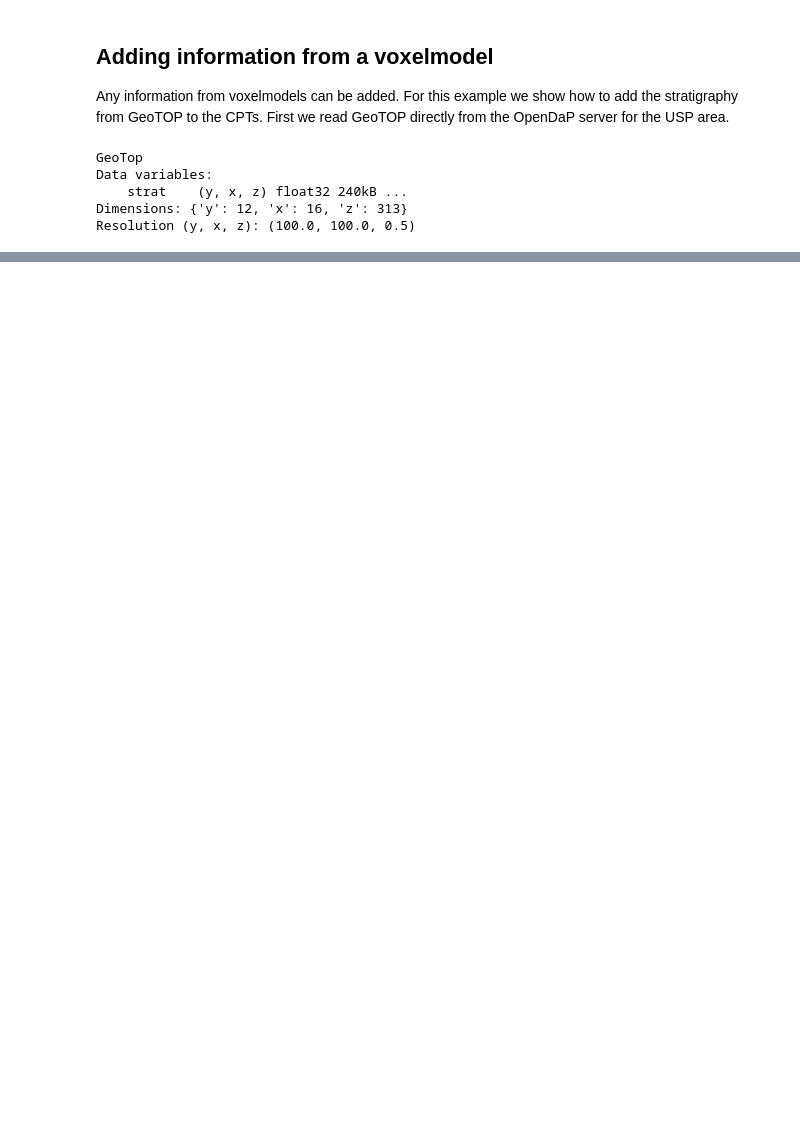
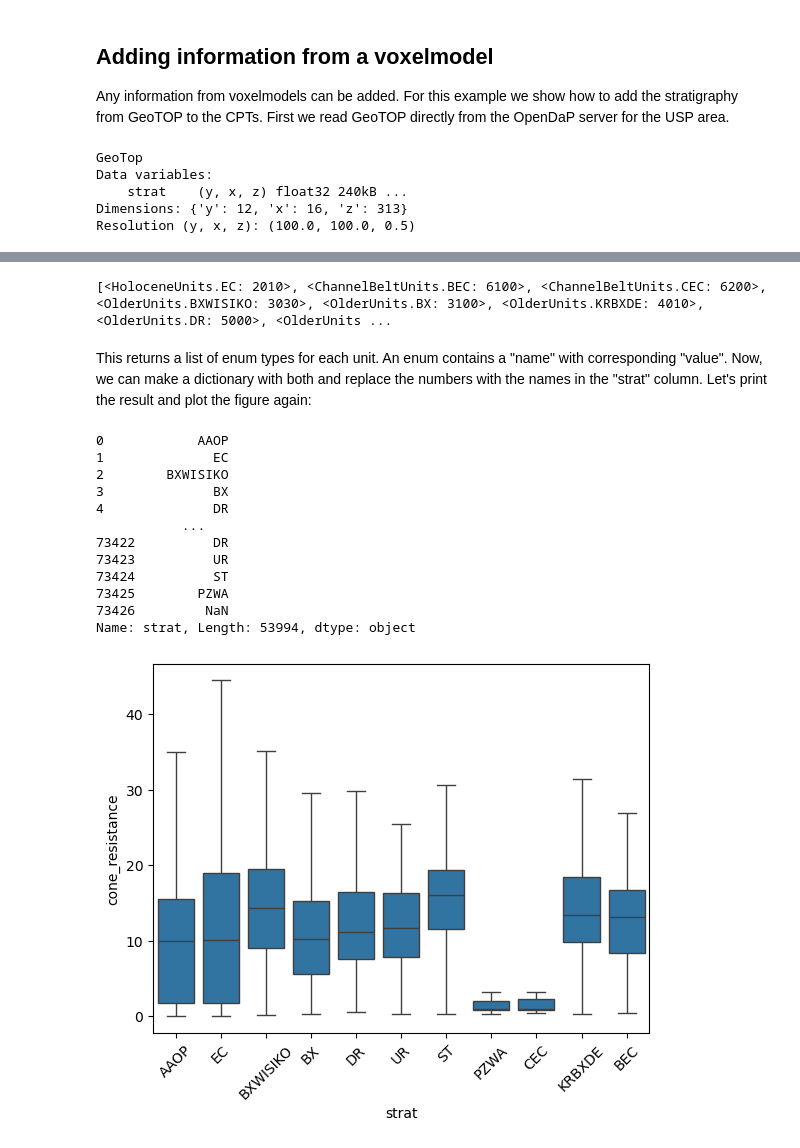
Before and after one commit to Deltares-research/geost, a Jupyter notebook: docs/examples/combine_geotop_with_cpts.ipynb, the cells around one changed output, grey strips where cells are left out. Saved outputs shown, nothing was run; the diff lists cells and outputs as text; code cells hidden in the pictures; blank space fills up the shorter version.

```diff
--- a/docs/examples/combine_geotop_with_cpts.ipynb
+++ b/docs/examples/combine_geotop_with_cpts.ipynb
@@ -60,0 +64,29 @@ Each number on the x-axis represents a geological unit. These can be grouped in
+# %%
+units = StratGeotop.select_values(cpts.data["strat"].unique())
+print(units)
+# %% [output]
+[<HoloceneUnits.EC: 2010>, <ChannelBeltUnits.BEC: 6100>, <ChannelBeltUnits.CEC: 6200>, <OlderUnits.BXWISIKO: 3030>, <OlderUnits.BX: 3100>, <OlderUnits.KRBXDE: 4010>, <OlderUnits.DR: 5000>, <OlderUnits ...
+# %% [markdown]
+This returns a list of enum types for each unit. An enum contains a "name" with corresponding "value". Now, we can make a dictionary with both and replace the numbers with the names in the "strat" column. Let's print the result and plot the figure again:
+# %%
+replace_dict = {unit.value: unit.name for unit in units}
+cpts.data["strat"].replace(replace_dict, inplace=True)
+print(cpts.data["strat"])
+
+fig, ax = plt.subplots()
+sns.boxplot(ax=ax, data=cpts.data.df, x="strat", y="cone_resistance", showfliers=False)
+ax.tick_params(axis='x', rotation=45)
+# %% [output]
+0            AAOP
+1              EC
+2        BXWISIKO
+3              BX
+4              DR
+           ...
+73422          DR
+73423          UR
+73424          ST
+73425        PZWA
+73426         NaN
+Name: strat, Length: 53994, dtype: object
+[figure, added]
```
Also changed, not shown: parts of 8 cells of this notebook.
